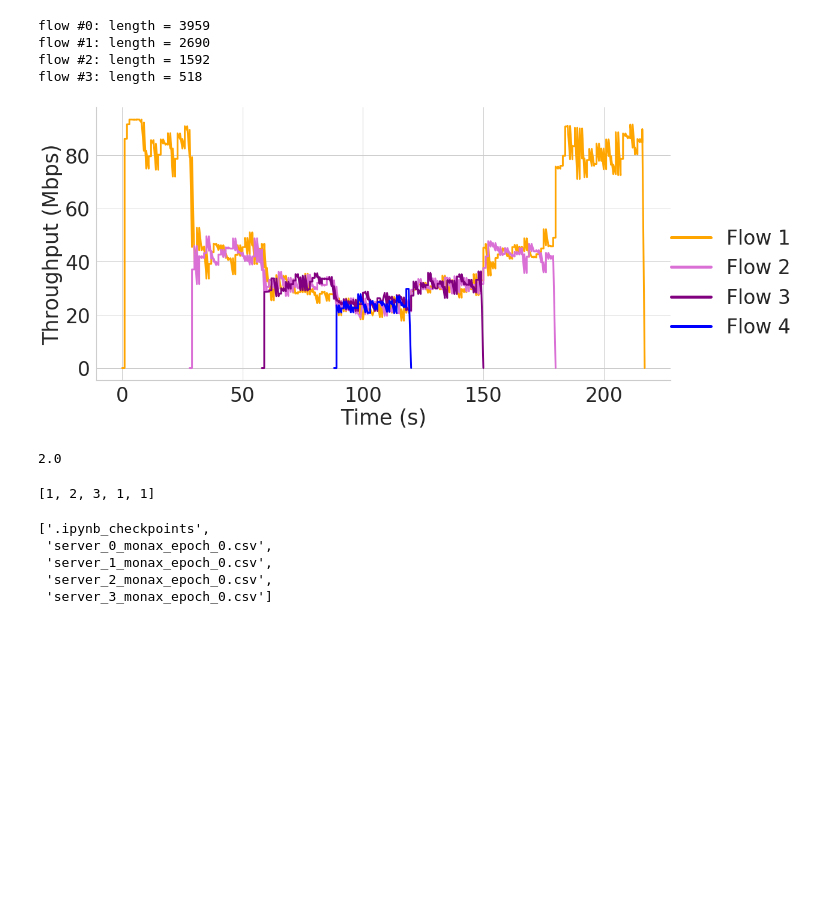
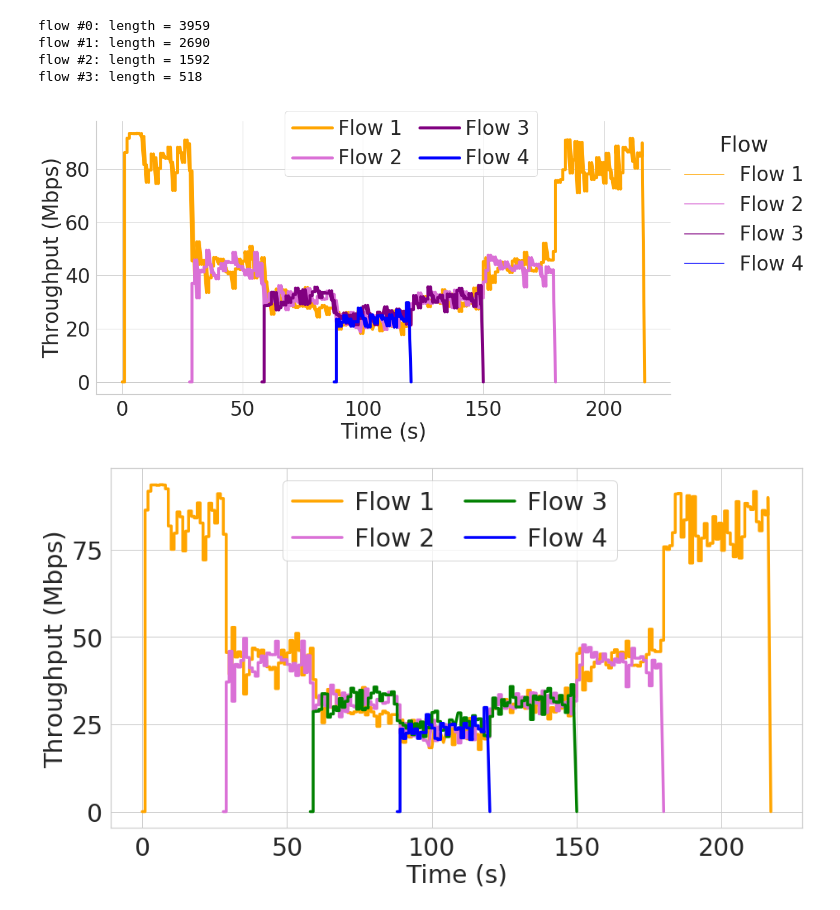
Before and after one commit to skywalker1996/Monax, a Jupyter notebook: results/multi_flow.ipynb, the cells around one changed output. Drawn from its saved outputs; the diff is of its cells as text; code cells hidden in the pictures; blank space fills up the shorter version.

```diff
--- a/results/multi_flow.ipynb
+++ b/results/multi_flow.ipynb
@@ -22,6 +22,8 @@ data = {}
 data["Time (s)"] = []
 data["Throughput (Mbps)"] = []
 data["Flow"] = []
+
+new_data = {}
 
 NAME_MAPPING = {
     "MONAX": "Monax",
@@ -55,6 +57,10 @@ for file in file_list:
         time = np.append(time, time[-1]+1)
         delivery_rate = np.append(delivery_rate, 0)
 
+        new_data["Flow "+str(flow_id+1)] = {}
+        new_data["Flow "+str(flow_id+1)]["time"] = list(time)
+        new_data["Flow "+str(flow_id+1)]["throughput"] = list(delivery_rate)
+
         data["Time (s)"]+=(list(time))
         data["Throughput (Mbps)"]+=(list(delivery_rate))
         data["Flow"]+=(list(["Flow "+str(flow_id+1)]*len(delivery_rate)))
@@ -71,39 +77,34 @@ flow #3: length = 518
 # %%
 COLORS = ['orange', 'orchid', 'purple', 'blue', 'darksalmon']
 
 
 # X_LIMIT = (0, 240)
 # Y_LIMIT = (0, 100)
 
 sns.set(font_scale=3)
 sns.set_style("whitegrid")
 
 
 g = sns.relplot(x="Time (s)", y="Throughput (Mbps)", hue="Flow", height=8, aspect=15/8,
-                palette=COLORS[0:flow_count], linewidth = 3,
+                palette=COLORS[0:flow_count], linewidth = 5,
                 estimator=None,
                 kind="line", data=data)
 
-g._legend.set_title("  ")
+leg = g._legend
+leg.set_bbox_to_anchor([1,0.7])
 
-for lh in g._legend.legendHandles:
-    lh.set_alpha(1)
-    lh._sizes = [500]
-    lh._linewidth = 5
+# handles = g._legend_data.values()
+# labels = g._legend_data.keys()
+
+leg = g.fig.legend(handles=handles, labels=labels, bbox_to_anchor = (0.65,1), columnspacing=0.9, handletextpad=0.3, ncol=2)
+for line in leg.get_lines():
+    line.set_linewidth(5)
+
 
 # g.set(xlim=X_LIMIT,ylim=Y_LIMIT)
 g.set_ylabels(fontsize=35)
 g.set_xlabels(fontsize=35)
 
 g.savefig("./fairness.png", dpi = 400)
 # %% [output]
-[figure, old version]
+[figure, new version]
-# %%
-a = [1,2,3]
-np.average(a)
-# %% [output]
-2.0
-# %%
-a
-# %% [output]
-[1, 2, 3, 1, 1]
@@ -115,8 +111,32 @@ file_list.sort()
-# %%
-file_list
-# %% [output]
-['.ipynb_checkpoints',
- 'server_0_monax_epoch_0.csv',
- 'server_1_monax_epoch_0.csv',
- 'server_2_monax_epoch_0.csv',
- 'server_3_monax_epoch_0.csv']
+# %%
+MARKER_SIZE = 11
+LINE_WIDTH = 3.5
+
+
+fig, axes = plt.subplots(1, 1, figsize=(15, 8))
+
+x = list(range(1,17))
+
+
+# 折线图
+axes.plot(new_data["Flow 1"]["time"], new_data["Flow 1"]["throughput"], color='orange', label="Flow 1",  linewidth=LINE_WIDTH)
+axes.plot(new_data["Flow 2"]["time"], new_data["Flow 2"]["throughput"], color='orchid', label="Flow 2", linewidth=LINE_WIDTH)
+axes.plot(new_data["Flow 3"]["time"], new_data["Flow 3"]["throughput"], color='green', label="Flow 3", linewidth=LINE_WIDTH)
+axes.plot(new_data["Flow 4"]["time"], new_data["Flow 4"]["throughput"], color='blue', label="Flow 4",  linewidth=LINE_WIDTH)
+
+plt.legend(loc=1, fontsize=30, bbox_to_anchor = (0.75,1), title_fontsize=25, ncol=2, columnspacing=1.2, handletextpad=0.5)
+
+axes.grid(which='minor', c='lightgrey')
+
+#设置坐标标签标注和字体大小
+plt.xlabel("Time (s)",fontsize=30)
+plt.ylabel("Throughput (Mbps)",fontsize=30)
+
+#设置坐标刻度字体大小
+plt.xticks(fontsize=30)
+plt.yticks(fontsize=30)
+
+plt.savefig("./fairness.png",bbox_inches = 'tight')
+plt.show()
+# %% [output]
+[figure, added]
```
Also changed, not shown: parts of 1 cell of this notebook, 35 other files.
